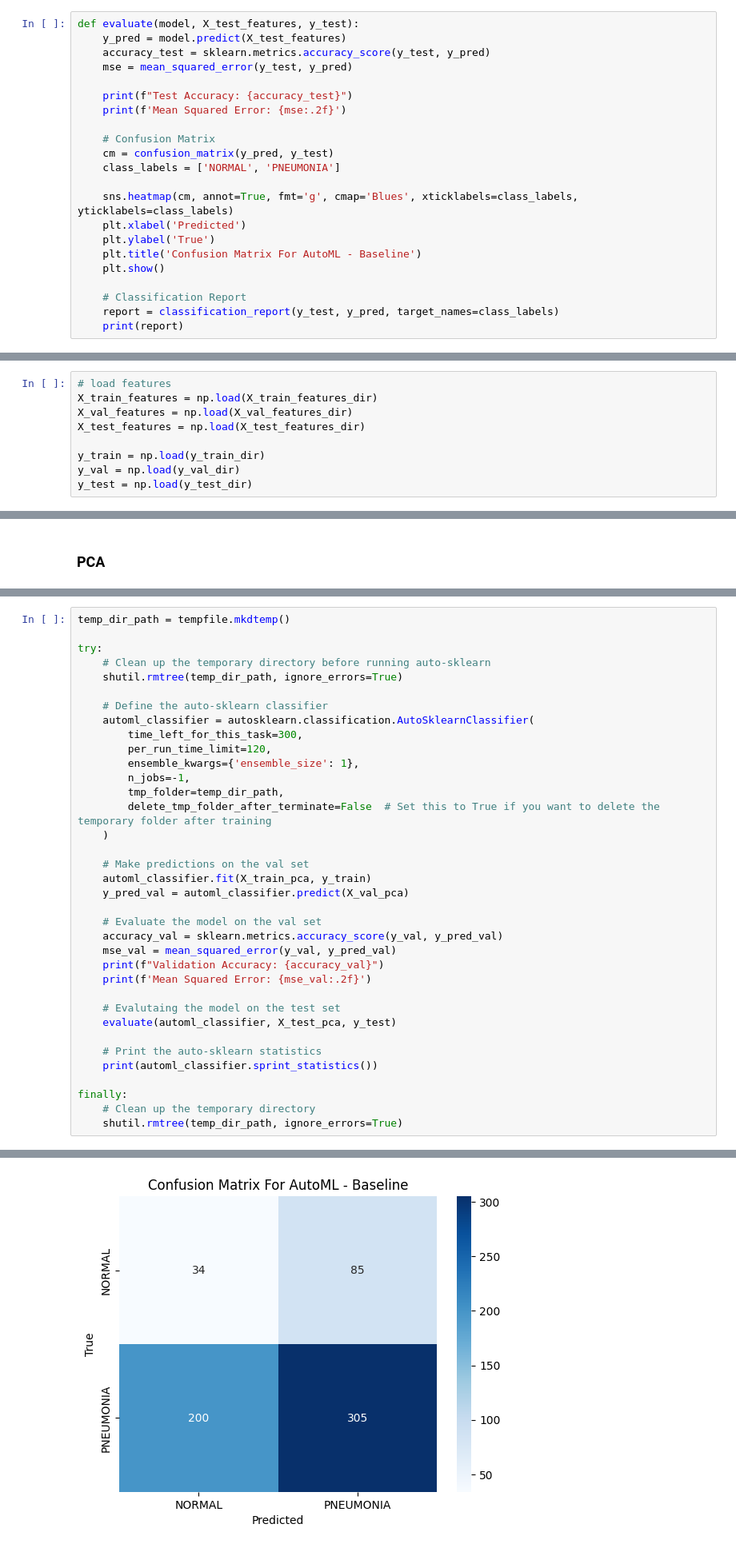
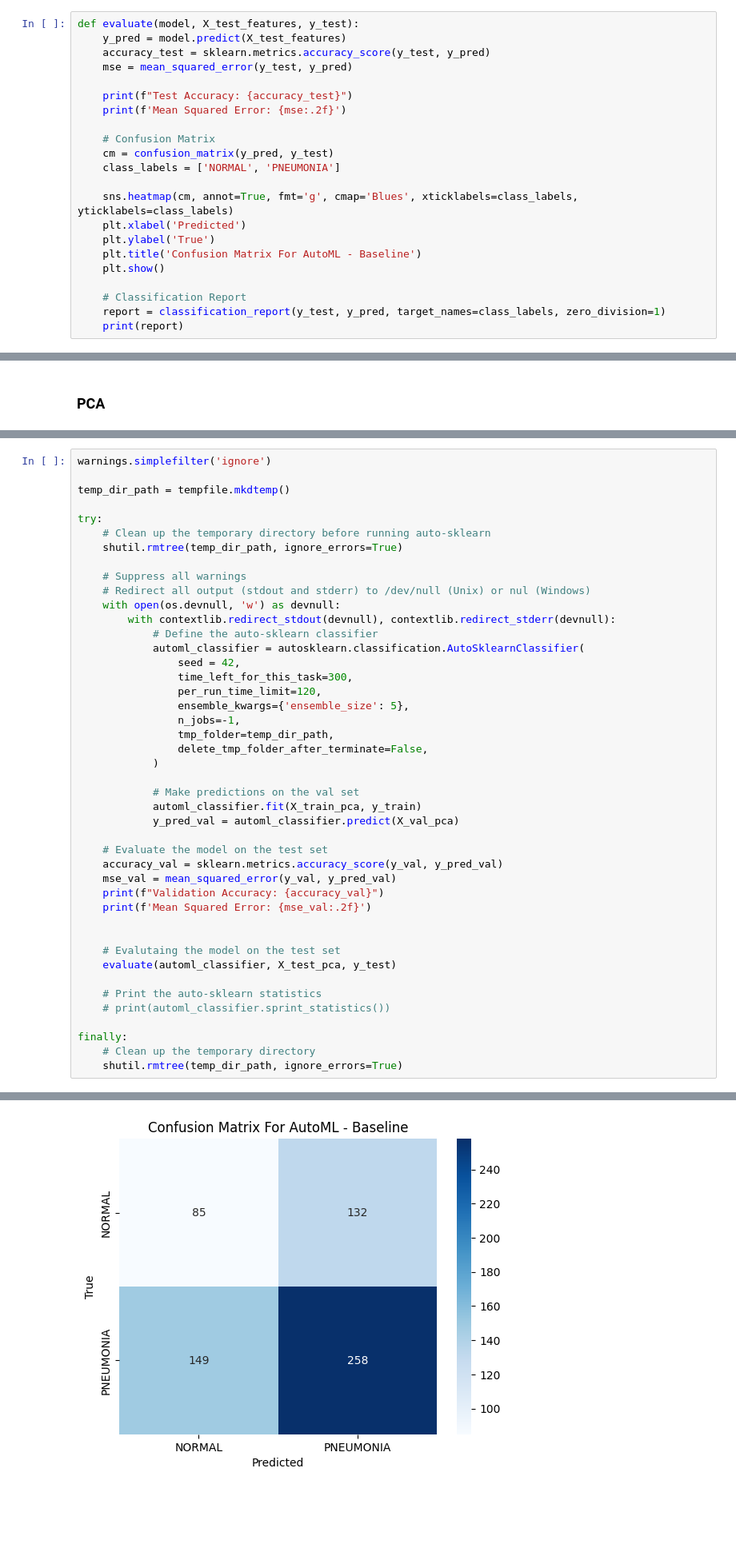
Before and after one commit to dawlattt/denoising-pneumonia, a Jupyter notebook: AutoML/automl_baseline.ipynb, the cells around one changed output, grey strips where cells are left out. Shown at 80% size. Saved outputs shown, nothing was run; the diff lists cells and outputs as text; blank space fills up the shorter version.

Commit message:
updated_features__automl

```diff
--- a/AutoML/automl_baseline.ipynb
+++ b/AutoML/automl_baseline.ipynb
@@ -33,7 +36,7 @@ def evaluate(model, X_test_features, y_test):
     plt.show()
 
     # Classification Report
-    report = classification_report(y_test, y_pred, target_names=class_labels)
+    report = classification_report(y_test, y_pred, target_names=class_labels, zero_division=1)
     print(report)
 # %%
 X_train_features_dir = "/home/dawlat.akaila/Documents/AI_LABS/PROJECT_FINAL/denoising-pneumonia/Feature_Extraction/baseline/X_train_features.npy"
@@ -126,9 +116,0 @@ y_test_dir = "/home/dawlat.akaila/Documents/AI_LABS/PROJECT_FINAL/denoising-pneu
-# %%
-# load features
-X_train_features = np.load(X_train_features_dir)
-X_val_features = np.load(X_val_features_dir)
-X_test_features = np.load(X_test_features_dir)
-
-y_train = np.load(y_train_dir)
-y_val = np.load(y_val_dir)
-y_test = np.load(y_test_dir)
@@ -292,35 +131,43 @@ print(X_test_pca.shape)
 # %%
+warnings.simplefilter('ignore')
+
 temp_dir_path = tempfile.mkdtemp()
 
 try:
     # Clean up the temporary directory before running auto-sklearn
     shutil.rmtree(temp_dir_path, ignore_errors=True)
 
-    # Define the auto-sklearn classifier
-    automl_classifier = autosklearn.classification.AutoSklearnClassifier(
-        time_left_for_this_task=300,
-        per_run_time_limit=120,
-        ensemble_kwargs={'ensemble_size': 1},
-        n_jobs=-1,
-        tmp_folder=temp_dir_path,
-        delete_tmp_folder_after_terminate=False  # Set this to True if you want to delete the temporary folder after training
-    )
+    # Suppress all warnings
+    # Redirect all output (stdout and stderr) to /dev/null (Unix) or nul (Windows)
+    with open(os.devnull, 'w') as devnull:
+        with contextlib.redirect_stdout(devnull), contextlib.redirect_stderr(devnull):
+            # Define the auto-sklearn classifier
+            automl_classifier = autosklearn.classification.AutoSklearnClassifier(
+                seed = 42,
+                time_left_for_this_task=300,
+                per_run_time_limit=120,
+                ensemble_kwargs={'ensemble_size': 5},
+                n_jobs=-1,
+                tmp_folder=temp_dir_path,
+                delete_tmp_folder_after_terminate=False,
+            )
 
-    # Make predictions on the val set
-    automl_classifier.fit(X_train_pca, y_train)
-    y_pred_val = automl_classifier.predict(X_val_pca)
+            # Make predictions on the val set
+            automl_classifier.fit(X_train_pca, y_train)
+            y_pred_val = automl_classifier.predict(X_val_pca)
 
-    # Evaluate the model on the val set
+    # Evaluate the model on the test set
     accuracy_val = sklearn.metrics.accuracy_score(y_val, y_pred_val)
     mse_val = mean_squared_error(y_val, y_pred_val)
     print(f"Validation Accuracy: {accuracy_val}")
     print(f'Mean Squared Error: {mse_val:.2f}')
 
+
     # Evalutaing the model on the test set
     evaluate(automl_classifier, X_test_pca, y_test)
 
     # Print the auto-sklearn statistics
-    print(automl_classifier.sprint_statistics())
+    # print(automl_classifier.sprint_statistics())
 
 finally:
     # Clean up the temporary directory
@@ -333,3 +180,3 @@ Mean Squared Error: 0.46
-[figure, old version]
+[figure, new version]
               precision    recall  f1-score   support
 
```
Also changed, not shown: parts of 14 cells of this notebook, 3 other files.
